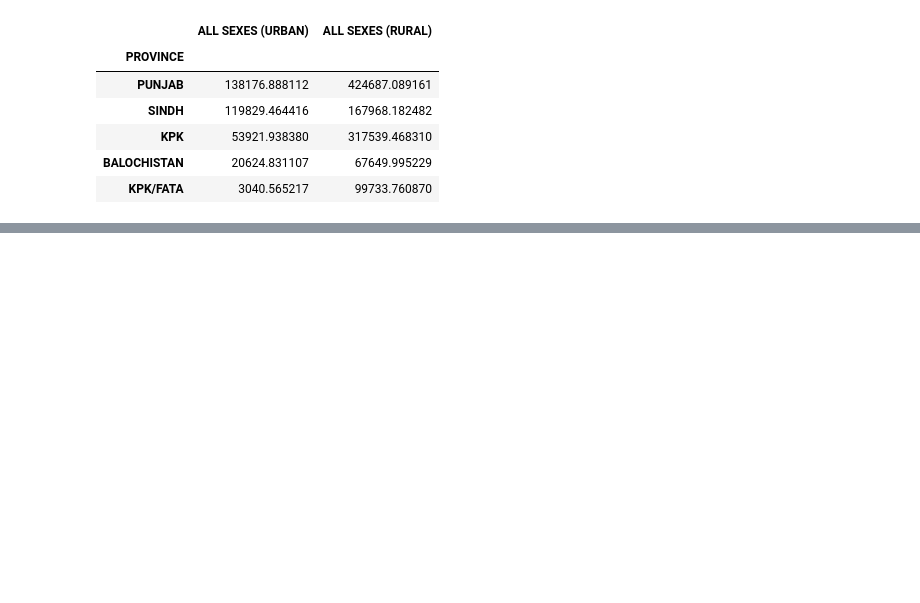
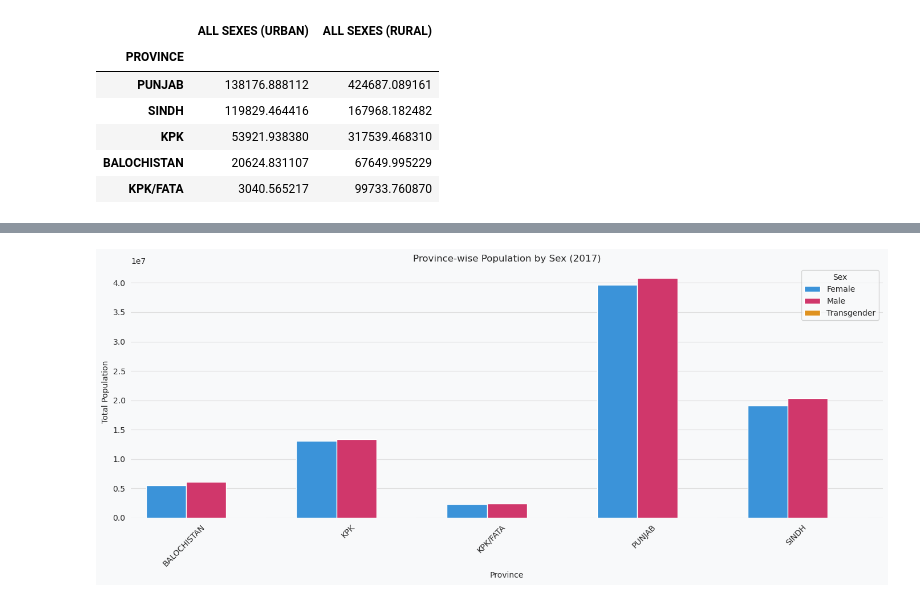
Before and after one commit to waseem-development/AI-NAVTTC, a Jupyter notebook: python/pandas/EDA/5_pak_population_analysis.ipynb, the cells around one changed output, grey strips where cells are left out. Drawn from its saved outputs; the diff is of its cells as text; code cells hidden in the pictures; blank space fills up the shorter version.

```diff
--- a/python/pandas/EDA/5_pak_population_analysis.ipynb
+++ b/python/pandas/EDA/5_pak_population_analysis.ipynb
@@ -537,0 +677,17 @@ df_copy.groupby("PROVINCE")[["ALL SEXES (URBAN)", "ALL SEXES (RURAL)"]].sum().so
+# %%
+# Province-wise breakdown by Sex - Bar Plot
+province_sex = df_by_sex.groupby(["PROVINCE", "SEX"])[["POPULATION (RURAL)", "POPULATION (URBAN)"]].sum()
+province_sex["TOTAL"] = province_sex["POPULATION (RURAL)"] + province_sex["POPULATION (URBAN)"]
+province_sex = province_sex.reset_index()
+
+plt.figure(figsize=(14, 6))
+sns.barplot(data=province_sex, x="PROVINCE", y="TOTAL", hue="SEX", palette=["#2196F3", "#E91E63", "#FF9800"])
+plt.title("Province-wise Population by Sex (2017)")
+plt.xlabel("Province")
+plt.ylabel("Total Population")
+plt.xticks(rotation=45, ha="right")
+plt.legend(title="Sex")
+plt.tight_layout()
+plt.show()
+# %% [output]
+[figure, added]
```
Also changed, not shown: parts of 9 cells of this notebook.
